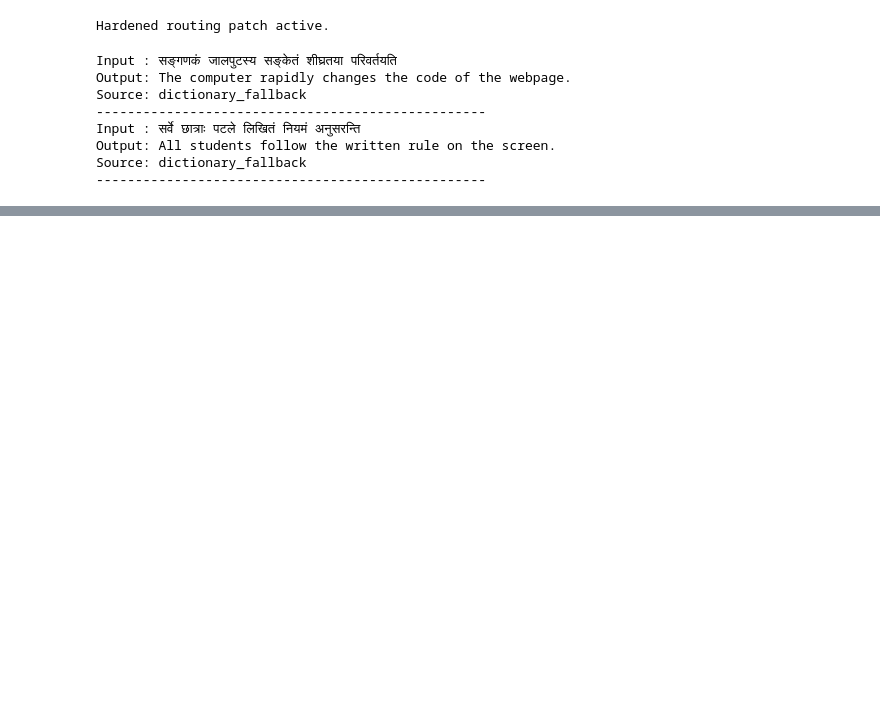
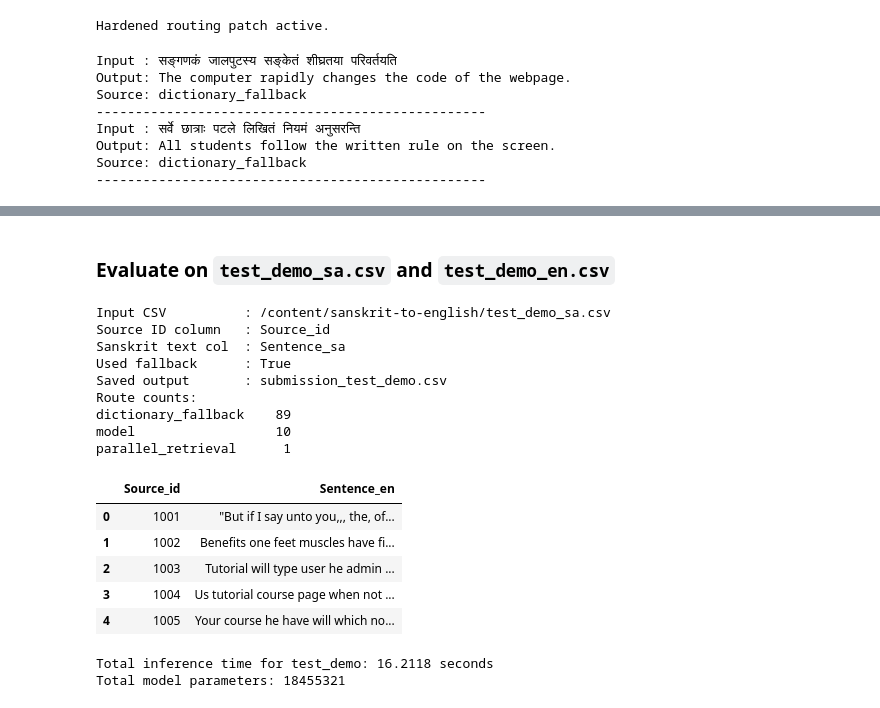
Before and after one commit to vasantsatyam/sanskrit-to-english, a Jupyter notebook: g25ait1186.ipynb, the cells around one changed output, grey strips where cells are left out. Drawn from its saved outputs; the diff is of its cells as text; code cells hidden in the pictures; blank space fills up the shorter version.

```diff
--- a/g25ait1186.ipynb
+++ b/g25ait1186.ipynb
@@ -4332,6 +4338,8 @@ BERTScore F1 (rescaled): 0.997509
 | 3 | 4 | The iterator will be set to each ... |
 | 4 | 5 | "And when he had opened the secon... |
 # %%
+from time import perf_counter
+
 # Utility: translate any Sanskrit CSV to submission format (Source_id, Sentence_en)
 def translate_sanskrit_csv_to_submission(
     input_csv_path: str,
@@ -4342,6 +4350,8 @@ def translate_sanskrit_csv_to_submission(
 ):
     if 'model' not in globals():
         raise RuntimeError('Model not ready. Run setup/training/checkpoint cells first.')
+
+    start = perf_counter() # Start timer
 
     in_df = pd.read_csv(input_csv_path)
     if in_df.empty:
@@ -4385,6 +4395,7 @@ def translate_sanskrit_csv_to_submission(
         if use_fallback and 'translate_with_oov_fallback' in globals():
             pred, route, _diag = translate_with_oov_fallback(model, s)
         else:
+            # Fallback for when translate_with_oov_fallback is not in globals
             pred = translate_sentence(model, s)
             route = 'model_raw'
         preds.append(pred)
@@ -4396,6 +4407,8 @@ def translate_sanskrit_csv_to_submission(
     })
     out_df.to_csv(output_csv_path, index=False, encoding='utf-8', columns=['Source_id', 'Sentence_en'])
 
+    elapsed = perf_counter() - start # End timer
+
     print(f'Input CSV          : {input_csv_path}')
     print(f'Source ID column   : {sid_col}')
     print(f'Sanskrit text col  : {src_col}')
@@ -4404,10 +4417,39 @@ def translate_sanskrit_csv_to_submission(
     print('Route counts:')
     print(pd.Series(routes).value_counts().to_string())
     display(out_df.head())
-    return out_df
-
-# Example usage (uncomment and edit path):
-# translate_sanskrit_csv_to_submission(
-#     input_csv_path='your_sanskrit_input.csv',
-#     output_csv_path='submission_from_custom_input.csv',
-# )
+    return out_df, elapsed # Return elapsed time
+# %% [markdown]
+### Evaluate on `test_demo_sa.csv` and `test_demo_en.csv`
+# %%
+submission_demo_path = 'submission_test_demo.csv'
+# Get the DataFrame and the elapsed time
+demo_submission_df_result, elapsed_time_demo = translate_sanskrit_csv_to_submission(
+    input_csv_path='/content/sanskrit-to-english/test_demo_sa.csv',
+    output_csv_path=submission_demo_path,
+    source_id_col='Source_id',
+    source_text_col='Sentence_sa',
+    use_fallback=True,
+)
+
+total_parameters = sum(p.numel() for p in model.parameters())
+
+print(f'\nTotal inference time for test_demo: {elapsed_time_demo:.4f} seconds')
+print(f'Total model parameters: {total_parameters}')
+# %% [output]
+Input CSV          : /content/sanskrit-to-english/test_demo_sa.csv
+Source ID column   : Source_id
+Sanskrit text col  : Sentence_sa
+Used fallback      : True
+Saved output       : submission_test_demo.csv
+Route counts:
+dictionary_fallback    89
+model                  10
+parallel_retrieval      1
+|  | Source_id | Sentence_en |
+| 0 | 1001 | "But if I say unto you,,, the, of... |
+| 1 | 1002 | Benefits one feet muscles have fi... |
+| 2 | 1003 | Tutorial will type user he admin ... |
+| 3 | 1004 | Us tutorial course page when not ... |
+| 4 | 1005 | Your course he have will which no... |
+Total inference time for test_demo: 16.2118 seconds
+Total model parameters: 18455321
```
Also changed, not shown: parts of 11 cells of this notebook.
